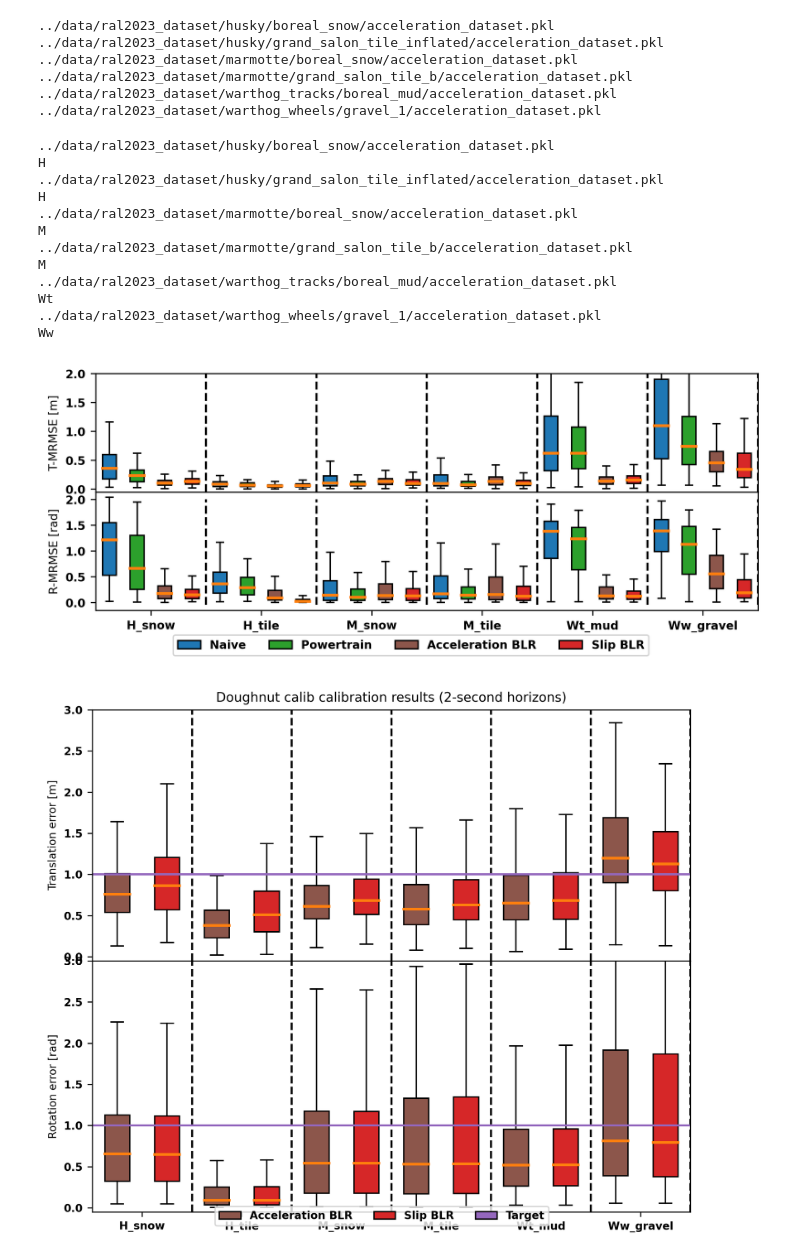
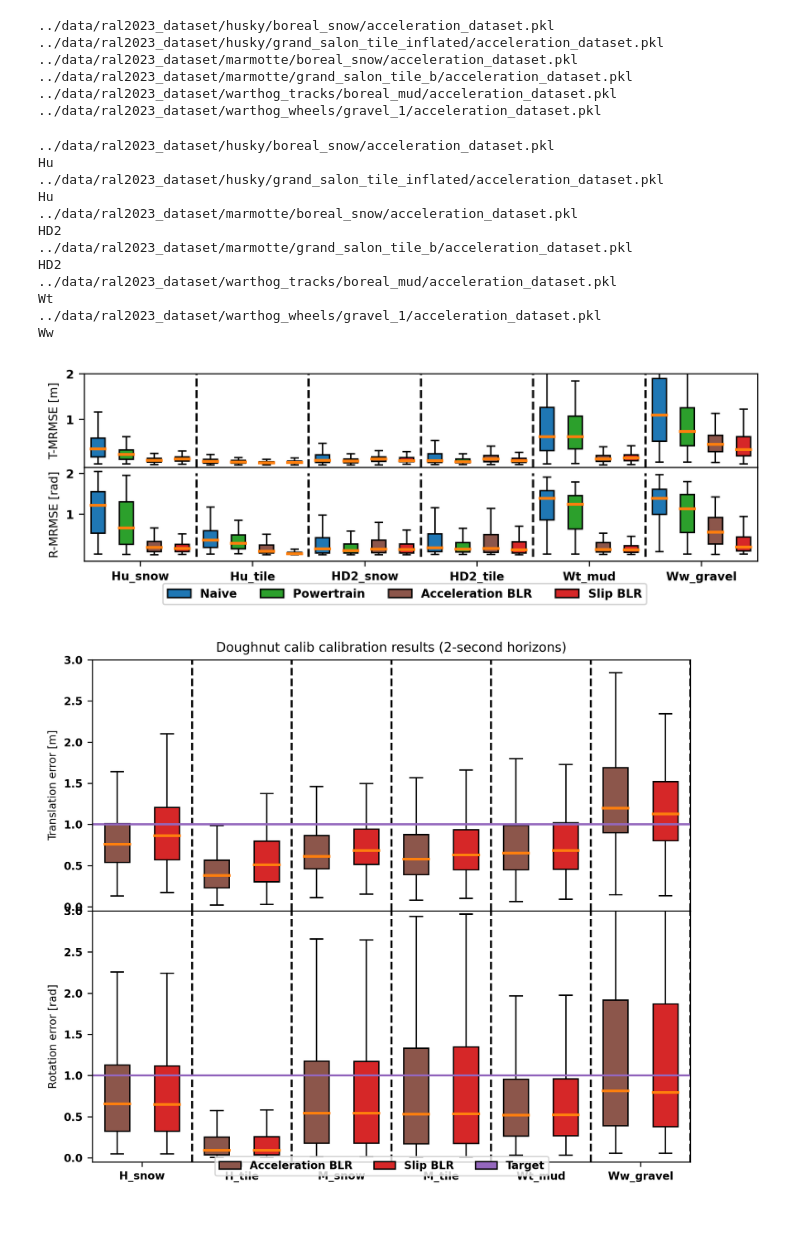
Before and after one commit to norlab-ulaval/norlab_WMRD, a Jupyter notebook: RAL2023/prediction_errors.ipynb, the cells around one changed output. Cells and saved outputs as stored; diff of their text form; code cells hidden in the pictures; blank space fills up the shorter version.

```diff
--- a/RAL2023/prediction_errors.ipynb
+++ b/RAL2023/prediction_errors.ipynb
@@ -47,25 +47,25 @@ validate_datasets = []
 dataset_paths = []
 dataset_labels = []
 dataset_paths.append('../data/ral2023_dataset/husky/boreal_snow/acceleration_dataset.pkl')
-dataset_labels.append('H_snow')
+dataset_labels.append(r'Hu_snow')
 dataset_paths.append('../data/ral2023_dataset/husky/grand_salon_tile_inflated/acceleration_dataset.pkl')
-dataset_labels.append('H_tile')
+dataset_labels.append(r'Hu_tile')
 # dataset_paths.append('../data/ral2023_dataset/husky/grand_salon_left-deflated/acceleration_dataset.pkl')
 # dataset_labels.append('H_tile_ld')
 dataset_paths.append('../data/ral2023_dataset/marmotte/boreal_snow/acceleration_dataset.pkl')
-dataset_labels.append('M_snow')
+dataset_labels.append(r'HD2_snow')
         # dataset_paths.append('../data/ral2023_dataset/marmotte/ga_hard_snow_a/acceleration_dataset.pkl')
         # dataset_labels.append('M_hard_snow_a')
 dataset_paths.append('../data/ral2023_dataset/marmotte/grand_salon_tile_b/acceleration_dataset.pkl')
-dataset_labels.append('M_tile')
+dataset_labels.append(r'HD2_tile')
 # dataset_paths.append('../data/ral2023_dataset/marmotte/ga_hard_snow_b/acceleration_dataset.pkl')
 # dataset_labels.append('M_hard_snow')
 dataset_paths.append('../data/ral2023_dataset/warthog_tracks/boreal_mud/acceleration_dataset.pkl')
-dataset_labels.append('Wt_mud')
+dataset_labels.append(r'Wt_mud')
 # dataset_paths.append('../data/ral2023_dataset/warthog_tracks/grand-axe_crusted-snow/acceleration_dataset.pkl')
 # dataset_labels.append('Wt_crust')
 dataset_paths.append('../data/ral2023_dataset/warthog_wheels/gravel_1/acceleration_dataset.pkl')
-dataset_labels.append('Ww_gravel')
+dataset_labels.append(r'Ww_gravel')
 
 for dataset_path in dataset_paths:
     full_dataset = pd.read_pickle(dataset_path)
@@ -302,11 +302,11 @@ def compute_prediction_metrics(validate_dataset, robot, blr_param_path, blr_acce
 
     # TODO : Try only in steady-state or transitory-state windows to check if models perform better in some cases
 
-    if robot=='H':
+    if robot=='Hu':
         wheel_radius = 0.33 / 2
         baseline = 0.55
         dt = 0.05
-    if robot=='M':
+    if robot=='HD2':
         wheel_radius = 0.116
         baseline = 0.5927
         dt=0.05
@@ -519,21 +519,21 @@ for i in range(len(validate_datasets)):
     print(robot)
 # %% [output]
 ../data/ral2023_dataset/husky/boreal_snow/acceleration_dataset.pkl
-H
+Hu
 ../data/ral2023_dataset/husky/grand_salon_tile_inflated/acceleration_dataset.pkl
-H
+Hu
 ../data/ral2023_dataset/marmotte/boreal_snow/acceleration_dataset.pkl
-M
+HD2
 ../data/ral2023_dataset/marmotte/grand_salon_tile_b/acceleration_dataset.pkl
-M
+HD2
 ../data/ral2023_dataset/warthog_tracks/boreal_mud/acceleration_dataset.pkl
 Wt
 ../data/ral2023_dataset/warthog_wheels/gravel_1/acceleration_dataset.pkl
 Ww
 # %%
 fig, axs = plt.subplots(2, 1, dpi=300, gridspec_kw={'hspace': 0.0, 'wspace': 0.0}, sharex=True)
-fig.set_size_inches(2*width, height)
-fig.subplots_adjust(left=.05, bottom=0.17, right=.995, top=.98)
+fig.set_size_inches(2*width, height/1.25)
+fig.subplots_adjust(left=.05, bottom=0.19, right=.995, top=.98)
 # fig.tight_layout()
 
 medians_color = 'C1'
@@ -605,43 +605,46 @@ for i in range(len(validate_datasets)):
     #
     # gp_slip = axs[0].boxplot(gp_slip_prediction_errors_list[i], positions = [6*i+5], widths=boxplots_width, showfliers=False, patch_artist=True,
     #                boxprops=dict(facecolor = gp_slip_box_color, color = 'k'),
     #                whiskerprops=dict(color='k'),
     #                medianprops=dict(color=medians_color, linewidth=2))
 
 
-
-    axs[0].vlines(4*i+3.5, y_min, y_max, colors='k', linestyles='dashed')
-    axs[1].vlines(4*i+3.5, y_min, y_max, colors='k', linestyles='dashed')
+    if i<len(validate_datasets)-1:
+        axs[0].vlines(4*i+3.5, y_min, y_max, colors='k', linestyles='dashed')
+        axs[1].vlines(4*i+3.5, y_min, y_max, colors='k', linestyles='dashed')
 
 axs[0].set_ylim(y_min, y_max)
 
 xticks = []
 for i in range(len(dataset_labels)):
     xticks.append(4.0*i+1.5)
+axs[0].set_yticks([1, 2])
+axs[1].set_yticks([1, 2])
+
 axs[0].set_xticks(xticks)
 axs[0].set_xticklabels(dataset_labels)
-axs[0].set_ylabel('T-MRMSE [m]')
+axs[0].set_ylabel(r'T-MRMSE [m]')
 # axs[0].set_yscale('log')
 # axs[0].set_title('Doughnut calib calibration results (2-second horizons)')
 
 axs[1].set_xticks(xticks)
 axs[1].set_xticklabels(dataset_labels)
-axs[1].set_ylabel('R-MRMSE [rad]')
+axs[1].set_ylabel(r'R-MRMSE [rad]')
 # axs[0].set_yscale('log')
 
 # legend
-legend_elements = [Rectangle((0,0), width=5, height=3, facecolor=cmd_box_color, label='Naive', linestyle='solid', edgecolor='k'),
-                   Rectangle((0,0), width=5, height=3, facecolor=powertrain_box_color, label='Powertrain', linestyle='solid', edgecolor='k'),
-                   Rectangle((0,0), width=5, height=3, facecolor=blr_acceleration_box_color, label='Acceleration BLR', linestyle='solid', edgecolor='k'),
-                  Rectangle((0,0), width=5, height=3, facecolor=blr_slip_box_color, label='Slip BLR', linestyle='solid', edgecolor='k')]
+legend_elements = [Rectangle((0,0), width=5, height=3, facecolor=cmd_box_color, label=r'Naive', linestyle='solid', edgecolor='k'),
+                   Rectangle((0,0), width=5, height=3, facecolor=powertrain_box_color, label=r'Powertrain', linestyle='solid', edgecolor='k'),
+                   Rectangle((0,0), width=5, height=3, facecolor=blr_acceleration_box_color, label=r'Acceleration BLR', linestyle='solid', edgecolor='k'),
+                  Rectangle((0,0), width=5, height=3, facecolor=blr_slip_box_color, label=r'Slip BLR', linestyle='solid', edgecolor='k')]
                   #  Rectangle((0,0), width=5, height=3, facecolor=blr_slip_acceleration_box_color, label='Slip acceleration BLR', linestyle='solid', edgecolor='k'),
                   # Rectangle((0,0), width=5, height=3, facecolor=gp_slip_box_color, label='Slip GP', linestyle='solid', edgecolor='k')]
 
 fig.legend(handles=legend_elements, loc='center', ncol=4, bbox_to_anchor=(0.5,0.05))
 
 plt.savefig('figs/prediction_errors_BLR.pdf')
 # %% [output]
-[figure, old version]
+[figure, new version]
 # %%
 plt.hist(blr_slip_prediction_errors_list_translational[-1])
 plt.hist(blr_acceleration_prediction_errors_list_translational[-1])
```
Also changed, not shown: 46 other files.
